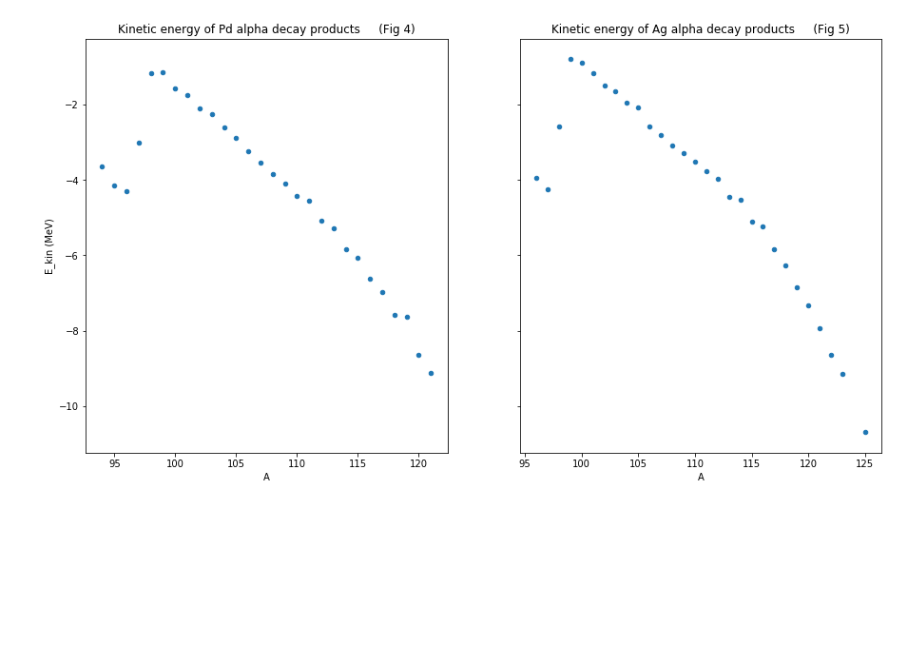
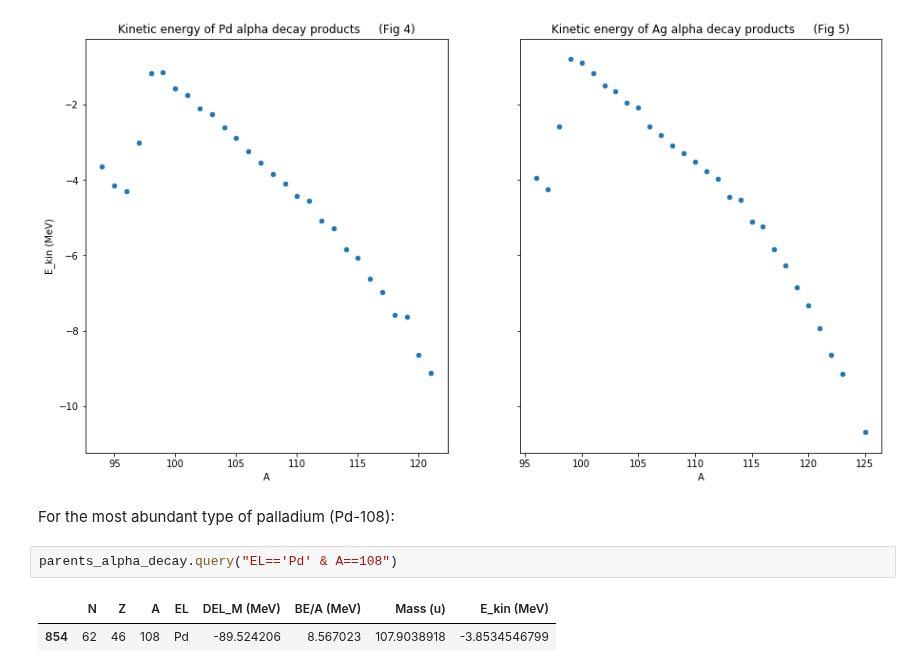
Before and after one commit to project-ida/nuclear-reactions, a Jupyter notebook: nuclear-energetics.ipynb, the cells around one changed output. Cells and saved outputs as stored; diff of their text form; blank space fills up the shorter version.

```diff
--- a/nuclear-energetics.ipynb
+++ b/nuclear-energetics.ipynb
@@ -418,3 +427,10 @@ parents_alpha_decay.query("EL=='Ag'").plot.scatter(x="A", y="E_kin (MeV)",ax=axe
                                     title="Kinetic energy of Ag alpha decay products     (Fig 5)");
 # %% [output]
 [figure]
+# %% [markdown]
+For the most abundant type of palladium (Pd-108):
+# %%
+parents_alpha_decay.query("EL=='Pd' & A==108")
+# %% [output]
+|  | N | Z | A | EL | DEL_M (MeV) | BE/A (MeV) | Mass (u) | E_kin (MeV) |
+| 854 | 62 | 46 | 108 | Pd | -89.524206 | 8.567023 | 107.9038918 | -3.8534546799 |
```
Also changed, not shown: parts of 11 cells of this notebook, 1 other file.
